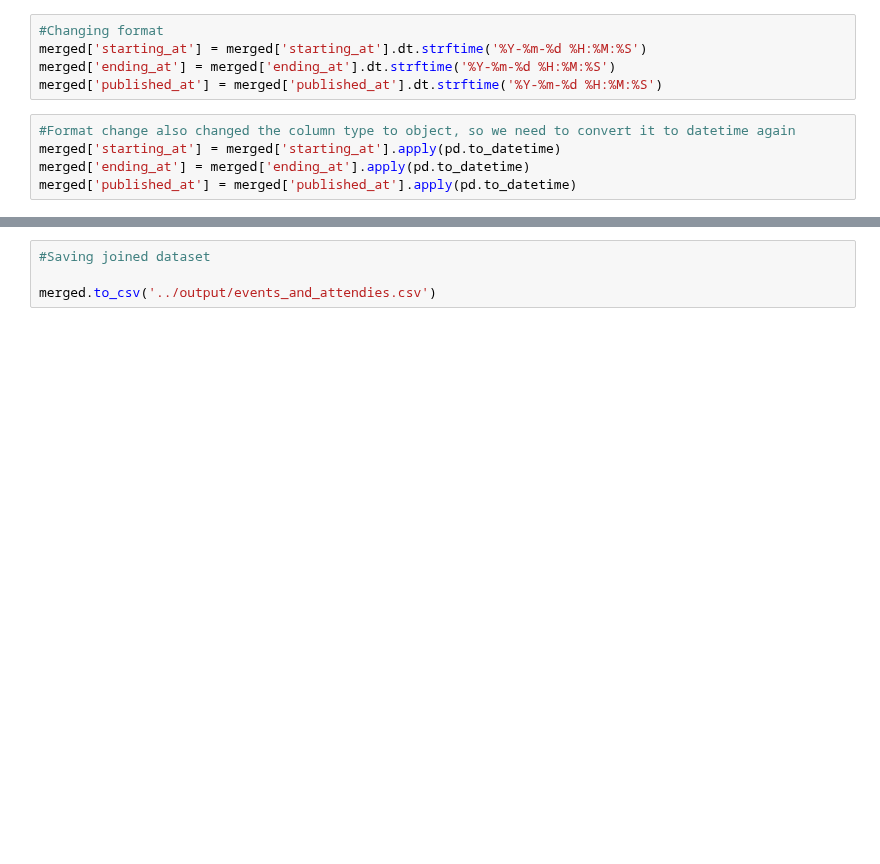
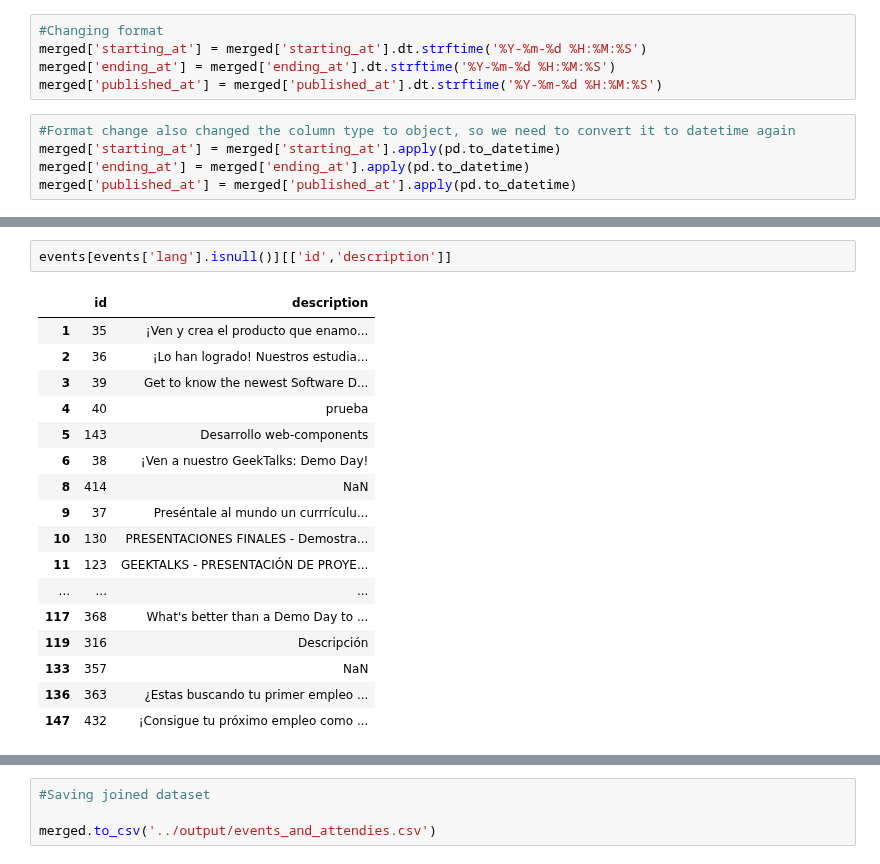
Before and after one commit to breatheco-de/dataflow-project-events, a Jupyter notebook: notebooks/exploratory_notebook.ipynb, the cells around one changed output, grey strips where cells are left out. Cells and saved outputs as stored; diff of their text form; blank space fills up the shorter version.

```diff
--- a/notebooks/exploratory_notebook.ipynb
+++ b/notebooks/exploratory_notebook.ipynb
@@ -351,0 +373,20 @@ merged['title'] = merged['title'].str.replace(',', ' ')
+# %%
+events[events['lang'].isnull()][['id','description']]
+# %% [output]
+|  | id | description |
+| 1 | 35 | ¡Ven y crea el producto que enamo... |
+| 2 | 36 | ¡Lo han logrado! Nuestros estudia... |
+| 3 | 39 | Get to know the newest Software D... |
+| 4 | 40 | prueba |
+| 5 | 143 | Desarrollo web-components |
+| 6 | 38 | ¡Ven a nuestro GeekTalks: Demo Day! |
+| 8 | 414 | NaN |
+| 9 | 37 | Preséntale al mundo un currrículu... |
+| 10 | 130 | PRESENTACIONES FINALES - Demostra... |
+| 11 | 123 | GEEKTALKS - PRESENTACIÓN DE PROYE... |
+| ... | ... | ... |
+| 117 | 368 | What's better than a Demo Day to ... |
+| 119 | 316 | Descripción |
+| 133 | 357 | NaN |
+| 136 | 363 | ¿Estas buscando tu primer empleo ... |
+| 147 | 432 | ¡Consigue tu próximo empleo como ... |
```
Also changed, not shown: parts of 9 cells of this notebook.
